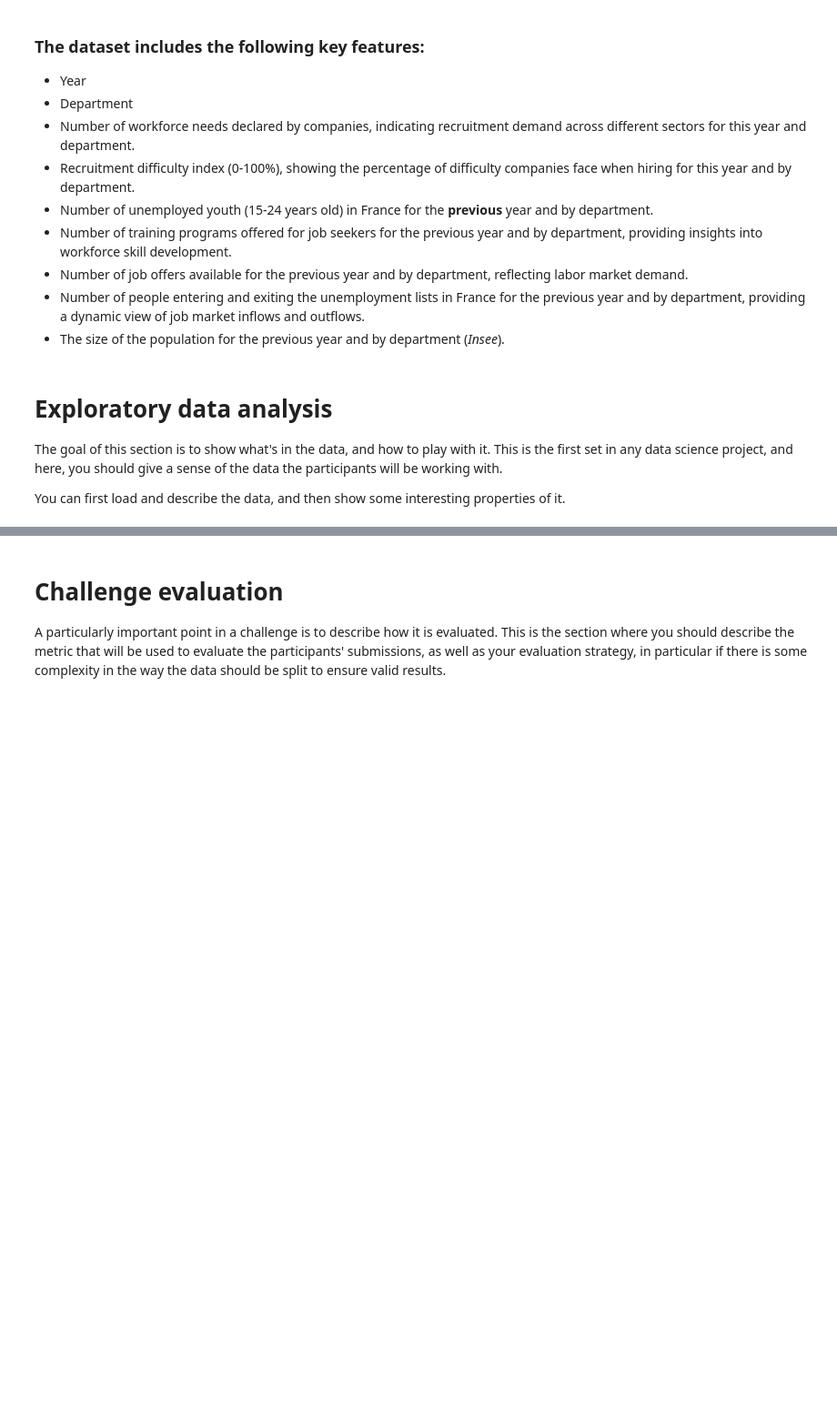
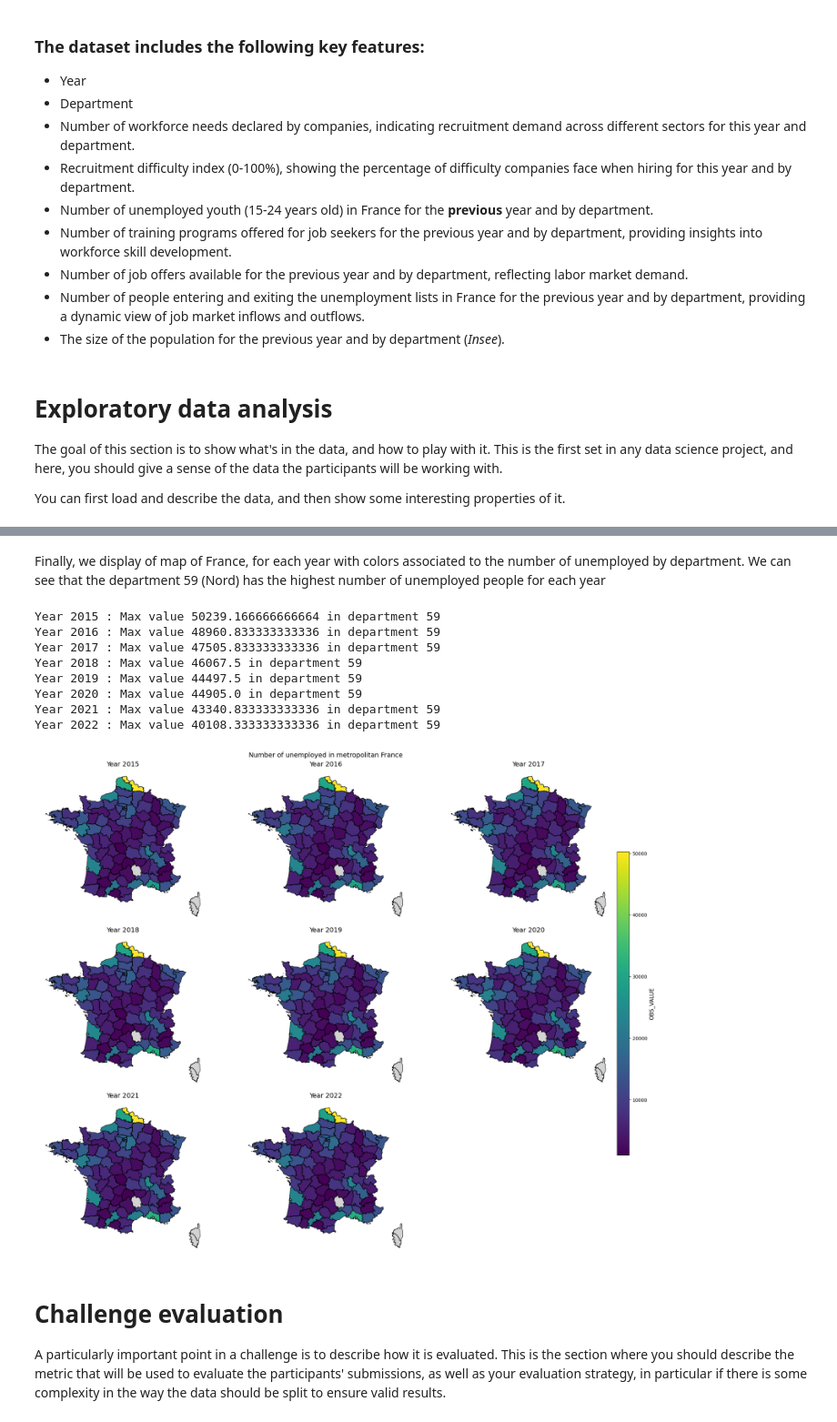
Before and after one commit to BenjaminDschps/data_challenge, a Jupyter notebook: template_starting_kit.ipynb, the cells around one changed output, grey strips where cells are left out. Shown at 91% size. Saved outputs shown, nothing was run; the diff lists cells and outputs as text; code cells hidden in the pictures; blank space fills up the shorter version.

```diff
--- a/template_starting_kit.ipynb
+++ b/template_starting_kit.ipynb
@@ -86,3 +199,66 @@ print(sorted(X_df.TIME_PERIOD.unique()))
+# %% [markdown]
+Finally, we display of map of France, for each year with colors associated to the number of unemployed by department.
+We can see that the department 59 (Nord) has the highest number of unemployed people for each year
+# %%
+url_geojson = "https://raw.githubusercontent.com/gregoiredavid/france-geojson/master/departements.geojson"
+gdf = gpd.read_file(url_geojson)
+
+years = sorted(df["TIME_PERIOD"].unique())
+n_years = len(years)
+
+cols = min(n_years, 3)
+rows = math.ceil(n_years / cols)
+
+fig, axes = plt.subplots(rows, cols, figsize=(6 * cols, 5 * rows), constrained_layout=True)
+axes = axes.flatten()
+
+vmin = df["OBS_VALUE"].min()
+vmax = df["OBS_VALUE"].max()
+norm = mcolors.Normalize(vmin=vmin, vmax=vmax)
+cmap = plt.get_cmap("viridis")
+
+for ax, year in zip(axes, years):
+    df_year = df[df["TIME_PERIOD"] == year]
+    gdf_merged = gdf.merge(df_year, left_on="code", right_on="GEO", how="left")
+
+    # Print maximum value and department code
+    max_value = gdf_merged[gdf_merged["OBS_VALUE"] == gdf_merged["OBS_VALUE"].max()][["code", "OBS_VALUE"]].values[0]
+    print(f"Year {year} : Max value {max_value[1]} in department {max_value[0]}")
+
+
+    gdf_merged.plot(
+        column="OBS_VALUE",
+        cmap=cmap,
+        linewidth=0.8,
+        edgecolor="black",
+        legend=False,
+        ax=ax,
+        missing_kwds={"color": "lightgrey"}
+    )
+
+    ax.set_title(f"Year {year}", fontsize=14)
+    ax.axis("off")
+
+for i in range(n_years, len(axes)):
+    fig.delaxes(axes[i])
+
+cbar_ax = fig.add_axes([0.98, 0.2, 0.02, 0.6])
+cb = cm.ScalarMappable(norm=norm, cmap=cmap)
+cbar = fig.colorbar(cb, cax=cbar_ax, orientation="vertical")
+cbar.set_label("OBS_VALUE", fontsize=12)
+
+plt.suptitle("Number of unemployed in metropolitan France", fontsize=14)
+plt.show()
+# %% [output]
+Year 2015 : Max value 50239.166666666664 in department 59
+Year 2016 : Max value 48960.833333333336 in department 59
+Year 2017 : Max value 47505.833333333336 in department 59
+Year 2018 : Max value 46067.5 in department 59
+Year 2019 : Max value 44497.5 in department 59
+Year 2020 : Max value 44905.0 in department 59
+Year 2021 : Max value 43340.833333333336 in department 59
+Year 2022 : Max value 40108.333333333336 in department 59
+[figure, added]
 # %% [markdown]
 # Challenge evaluation
 
```
Also changed, not shown: parts of 20 cells of this notebook.
